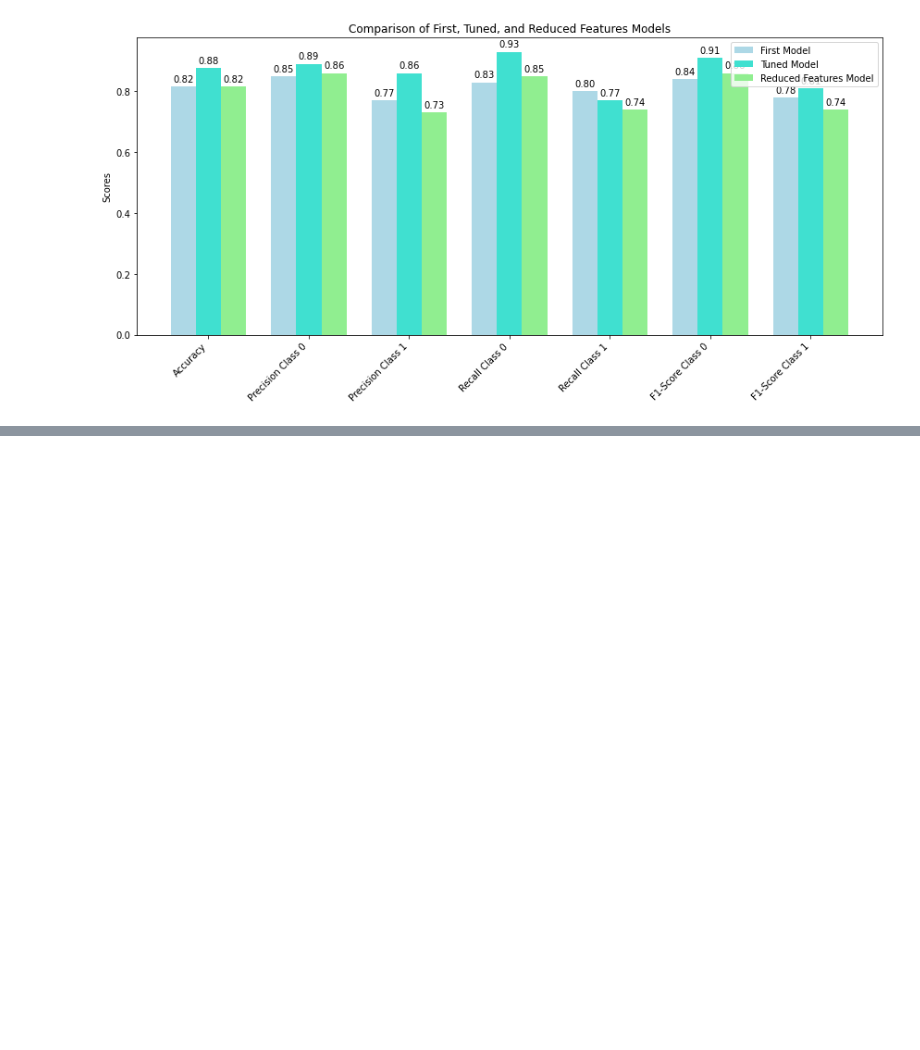
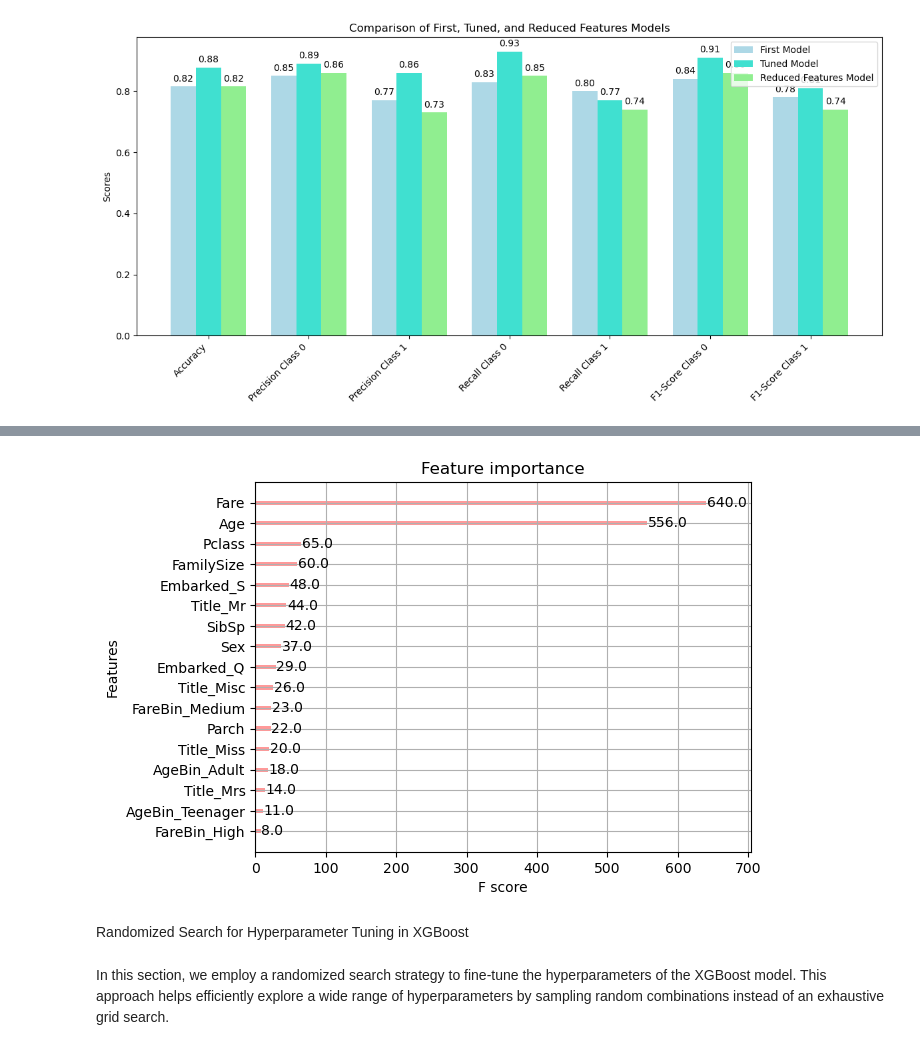
Before and after one commit to LiorShalev/Titanic, a Jupyter notebook: Titanic_Prediction_Model.ipynb, the cells around one changed output, grey strips where cells are left out. Cells and saved outputs as stored; diff of their text form; code cells hidden in the pictures; blank space fills up the shorter version.

Commit message:
Model completed

```diff
--- a/Titanic_Prediction_Model.ipynb
+++ b/Titanic_Prediction_Model.ipynb
@@ -576,0 +584,20 @@ plt.show()
+# %%
+# Initialize the Gradient Boosting classifier
+gb_model = GradientBoostingClassifier(n_estimators=200, max_depth=5, learning_rate=0.1, random_state=42)
+
+# Fit the model
+gb_model.fit(X_train, y_train)
+
+# Make predictions
+y_pred_gb = gb_model.predict(X_test)
+
+# Evaluate the model
+accuracy_gb = accuracy_score(y_test, y_pred_gb)
+conf_matrix_gb = confusion_matrix(y_test, y_pred_gb)
+class_report_gb = classification_report(y_test, y_pred_gb)
+
+print(f'Accuracy (Gradient Boosting): {accuracy_gb}')
+print('Confusion Matrix (Gradient Boosting):')
+print(conf_matrix_gb)
+print('Classification Report (Gradient Boosting):')
+print(class_report_gb)
@@ -576,0 +622,21 @@ plt.show()
+# %%
+# Initialize the XGBoost classifier
+xgb_model = xgb.XGBClassifier(use_label_encoder=False, eval_metric='logloss')
+
+# Train the model
+xgb_model.fit(X_train, y_train)
+
+# Make predictions on the test set
+y_pred = xgb_model.predict(X_test)
+
+# Evaluate the model's performance
+accuracy = accuracy_score(y_test, y_pred)
+conf_matrix = confusion_matrix(y_test, y_pred)
+class_report = classification_report(y_test, y_pred)
+
+# Print the results
+print(f"Accuracy: {accuracy}")
+print("Confusion Matrix:")
+print(conf_matrix)
+print("Classification Report:")
+print(class_report)
@@ -576,0 +660,10 @@ plt.show()
+# %%
+# Plot feature importance (Fare and Age will be the most important once)
+xgb.plot_importance(xgb_model)
+plt.show()
+# %% [output]
+[figure, added]
+# %% [markdown]
+Randomized Search for Hyperparameter Tuning in XGBoost
+# %% [markdown]
+In this section, we employ a randomized search strategy to fine-tune the hyperparameters of the XGBoost model. This approach helps efficiently explore a wide range of hyperparameters by sampling random combinations instead of an exhaustive grid search.
```
Also changed, not shown: parts of 22 cells of this notebook.
